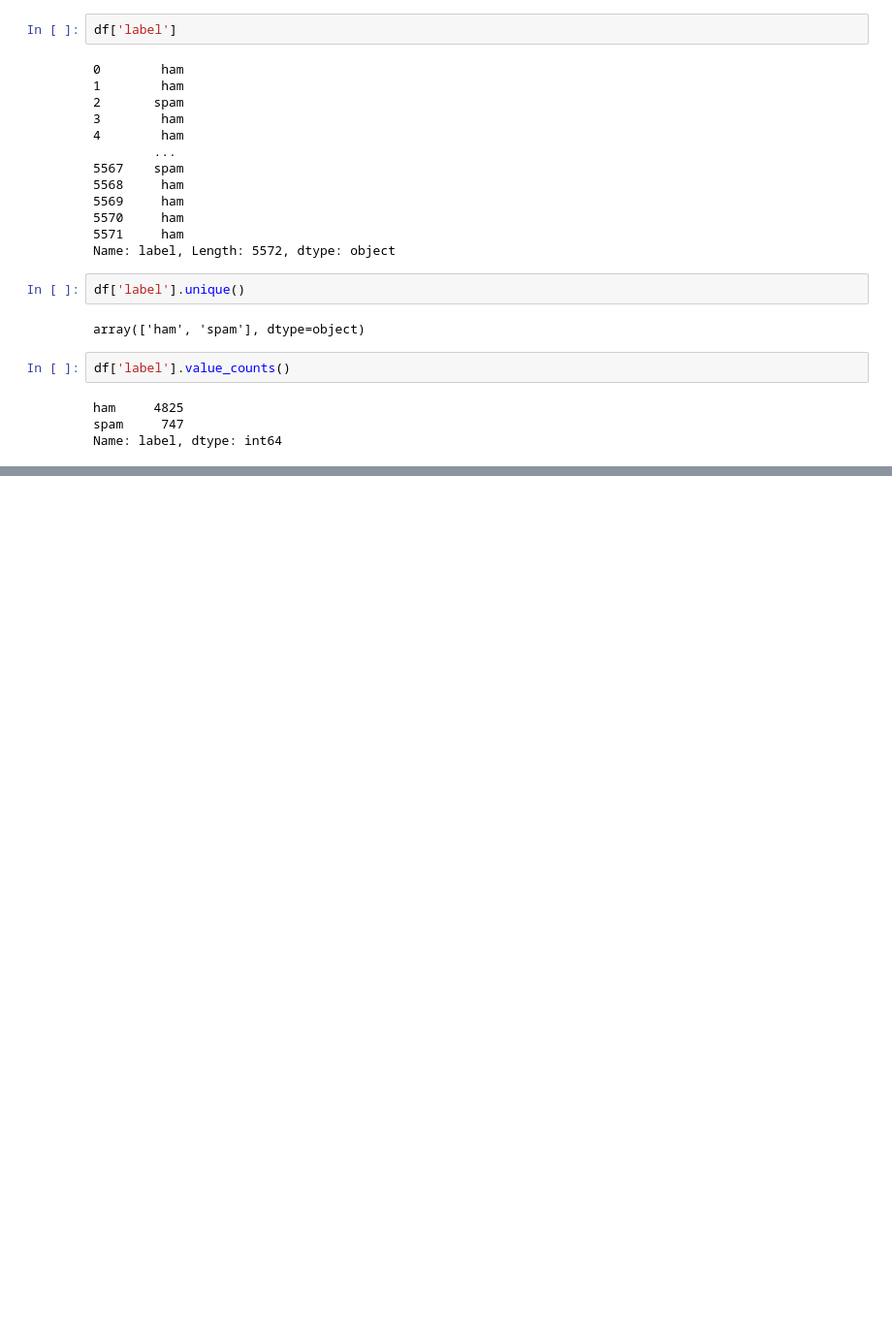
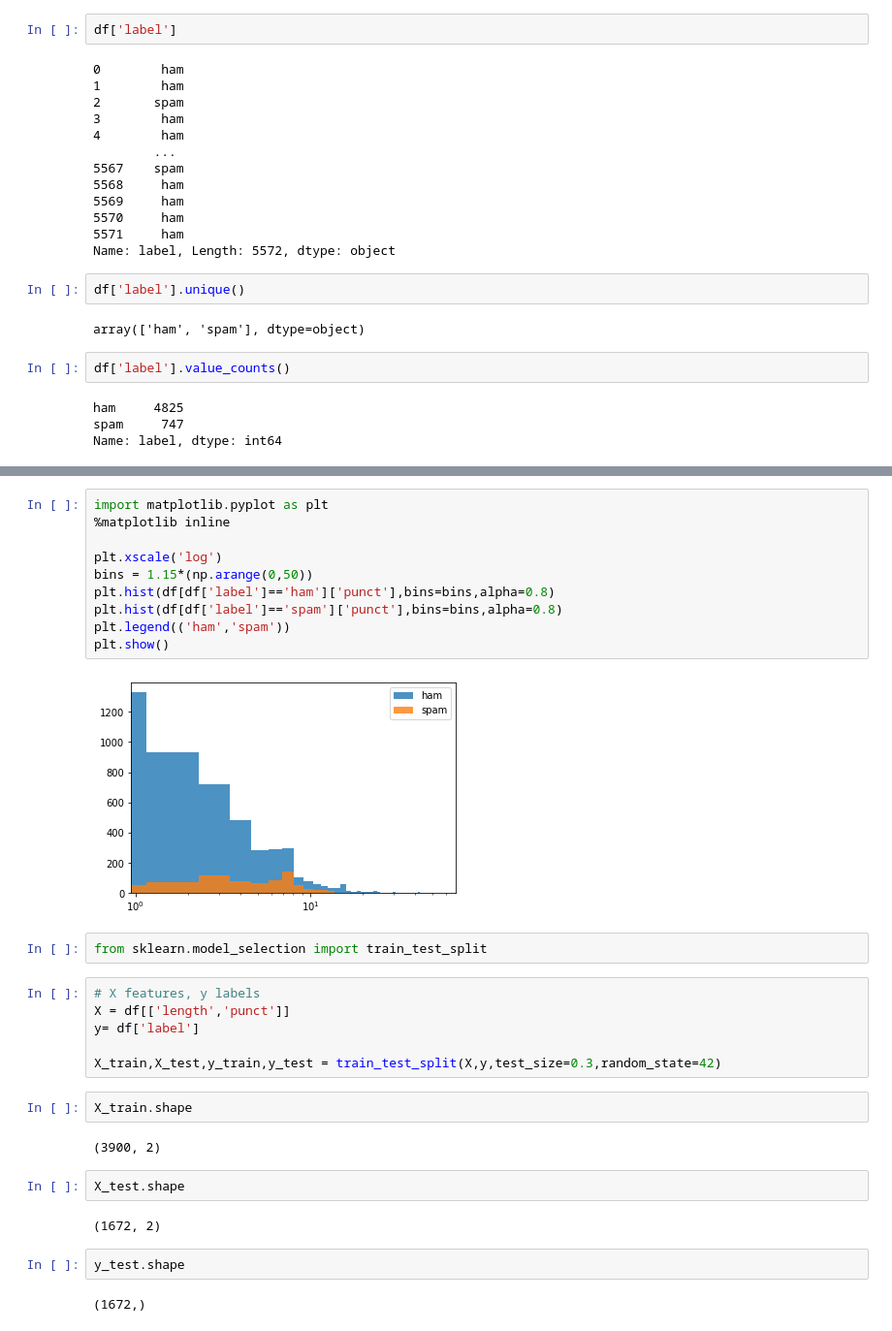
Before and after one commit to Ashishkhurana01/NLP, a Jupyter notebook: NLP.ipynb, the cells around one changed output, grey strips where cells are left out. Shown at 97% size. Cells and saved outputs as stored; diff of their text form; blank space fills up the shorter version.

```diff
--- a/NLP.ipynb
+++ b/NLP.ipynb
@@ -790,0 +793,32 @@ plt.hist(df[df['lable']=='ham']['length'],bins=bins,alpha=0.8)
+# %%
+import matplotlib.pyplot as plt
+%matplotlib inline
+
+plt.xscale('log')
+bins = 1.15*(np.arange(0,50))
+plt.hist(df[df['label']=='ham']['punct'],bins=bins,alpha=0.8)
+plt.hist(df[df['label']=='spam']['punct'],bins=bins,alpha=0.8)
+plt.legend(('ham','spam'))
+plt.show()
+# %% [output]
+[figure, added]
+# %%
+from sklearn.model_selection import train_test_split
+# %%
+# X features, y labels
+X = df[['length','punct']]
+y= df['label']
+
+X_train,X_test,y_train,y_test = train_test_split(X,y,test_size=0.3,random_state=42)
+# %%
+X_train.shape
+# %% [output]
+(3900, 2)
+# %%
+X_test.shape
+# %% [output]
+(1672, 2)
+# %%
+y_test.shape
+# %% [output]
+(1672,)
```
Also changed, not shown: parts of 21 cells of this notebook.
